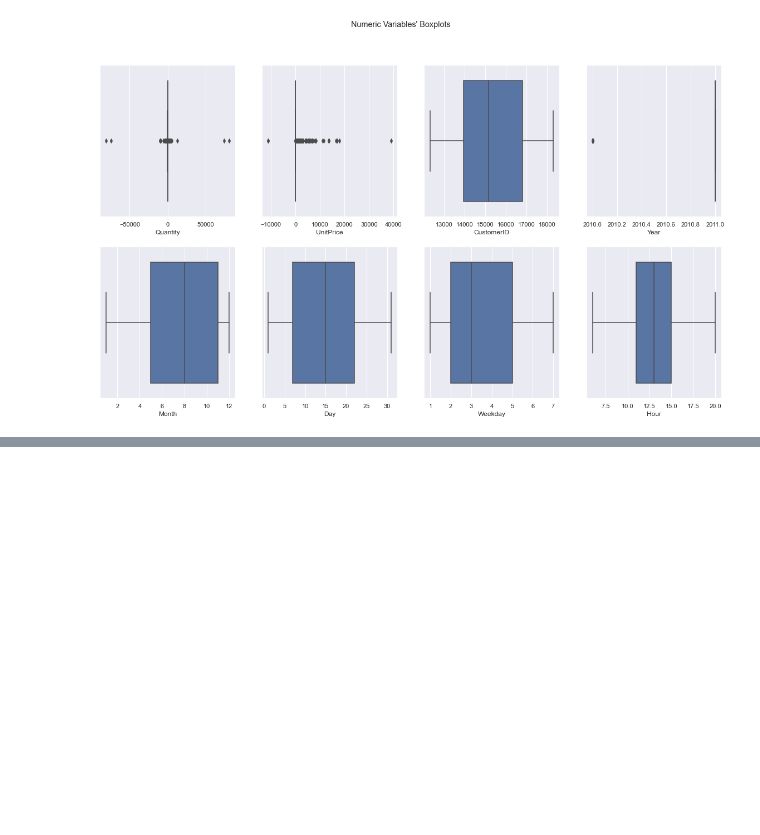
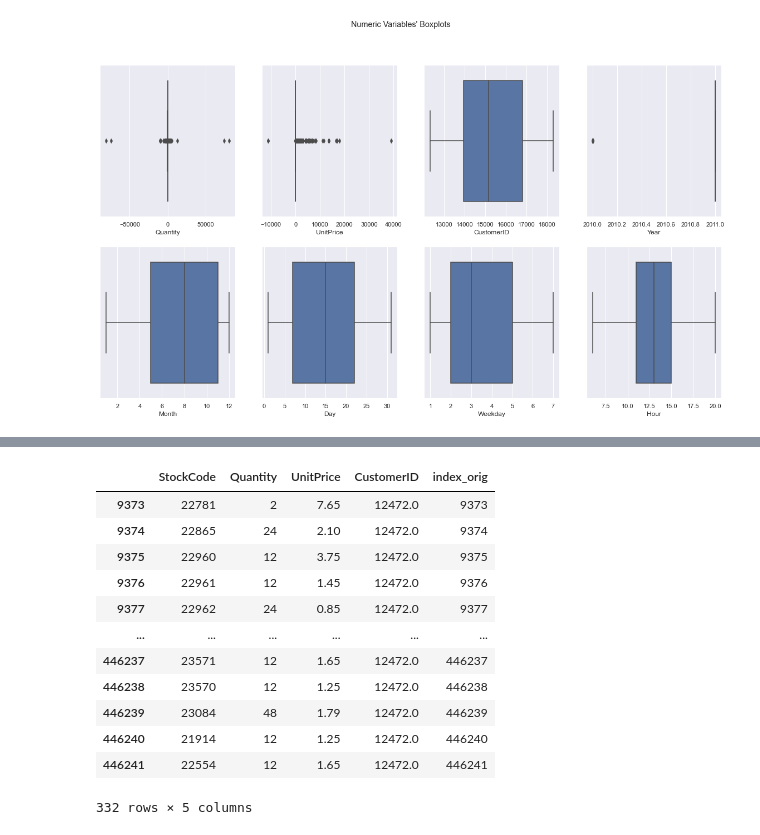
Before and after one commit to alderaemanuele/Business-Cases, a Jupyter notebook: BC3/BC3_RS.ipynb, the cells around one changed output, grey strips where cells are left out. Cells and saved outputs as stored; diff of their text form; code cells hidden in the pictures; blank space fills up the shorter version.

```diff
--- a/BC3/BC3_RS.ipynb
+++ b/BC3/BC3_RS.ipynb
@@ -248,0 +314,2 @@ data[data["UnitPrice"]<=0]
+# %%
+data_dup = data[["StockCode","Quantity","UnitPrice","CustomerID"]]
@@ -248,0 +331,2 @@ data[data["UnitPrice"]<=0]
+# %%
+data_dup["Quantity"] = data_dup["Quantity"].abs()
@@ -248,0 +339,4 @@ data[data["UnitPrice"]<=0]
+# %%
+data_pos = data_dup[data_dup["NegativeQuantity"]==False]
+data_pos = data_pos.drop("NegativeQuantity",axis=1)
+data_pos
@@ -248,0 +357,16 @@ data[data["UnitPrice"]<=0]
+# %%
+data_pos[data_pos["CustomerID"] == 12472.0]
+# %% [output]
+|  | StockCode | Quantity | UnitPrice | CustomerID | index_orig |
+| 9373 | 22781 | 2 | 7.65 | 12472.0 | 9373 |
+| 9374 | 22865 | 24 | 2.10 | 12472.0 | 9374 |
+| 9375 | 22960 | 12 | 3.75 | 12472.0 | 9375 |
+| 9376 | 22961 | 12 | 1.45 | 12472.0 | 9376 |
+| 9377 | 22962 | 24 | 0.85 | 12472.0 | 9377 |
+| ... | ... | ... | ... | ... | ... |
+| 446237 | 23571 | 12 | 1.65 | 12472.0 | 446237 |
+| 446238 | 23570 | 12 | 1.25 | 12472.0 | 446238 |
+| 446239 | 23084 | 48 | 1.79 | 12472.0 | 446239 |
+| 446240 | 21914 | 12 | 1.25 | 12472.0 | 446240 |
+| 446241 | 22554 | 12 | 1.65 | 12472.0 | 446241 |
+332 rows × 5 columns
```
Also changed, not shown: parts of 19 cells of this notebook.
